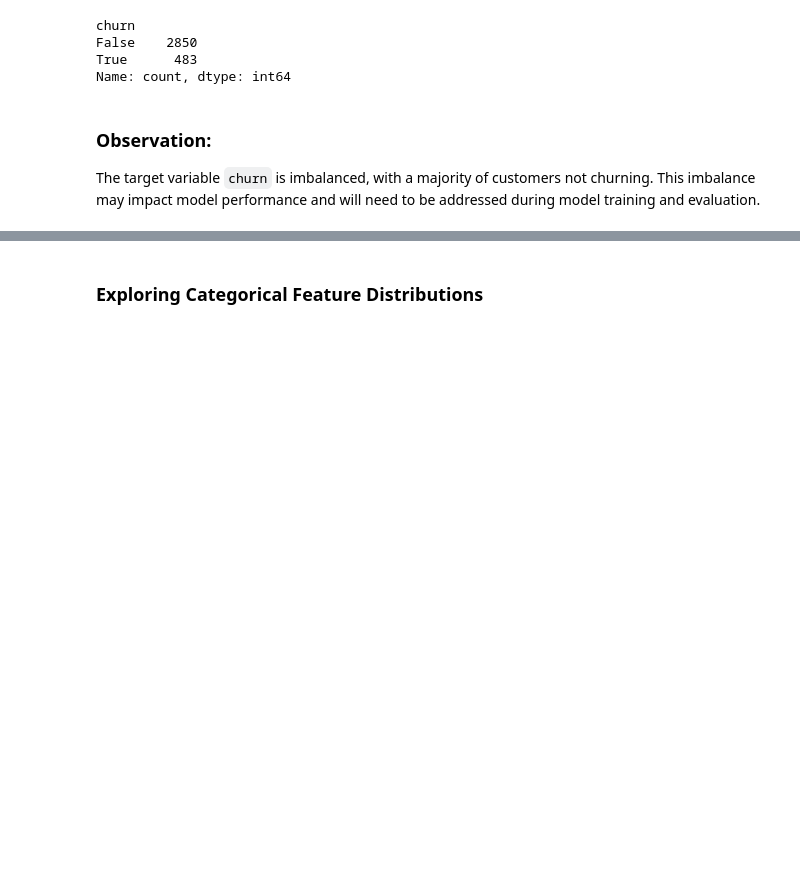
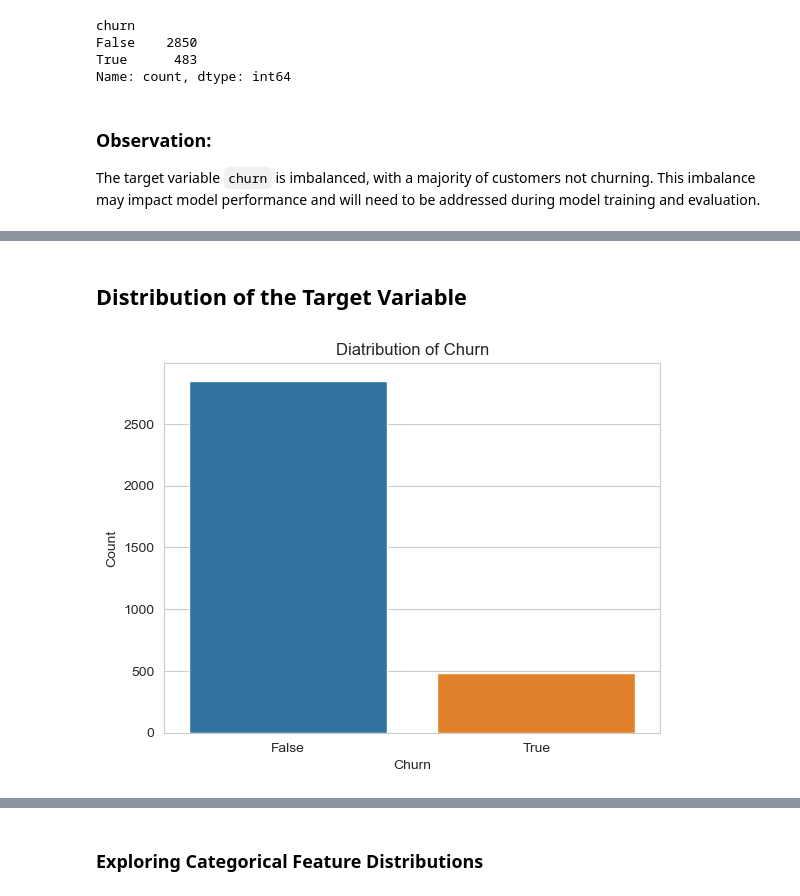
Before and after one commit to Wangui10/syria-tel-churn, a Jupyter notebook: classification_notebook.ipynb, the cells around one changed output, grey strips where cells are left out. Drawn from its saved outputs; the diff is of its cells as text; code cells hidden in the pictures; blank space fills up the shorter version.

```diff
--- a/classification_notebook.ipynb
+++ b/classification_notebook.ipynb
@@ -118,0 +192,12 @@ The target variable `churn` is imbalanced, with a majority of customers not chur
+# %% [markdown]
+## Distribution of the Target Variable
+# %%
+# Plot for Distribution of Churn to understand the proportion of customers who have churned vs those who haven't
+
+sns.countplot(data=df,  x='churn')
+plt.title('Diatribution of Churn')
+plt.xlabel('Churn')
+plt.ylabel('Count')
+plt.show()
+# %% [output]
+[figure, added]
```
Also changed, not shown: parts of 13 cells of this notebook, 2 other files.
